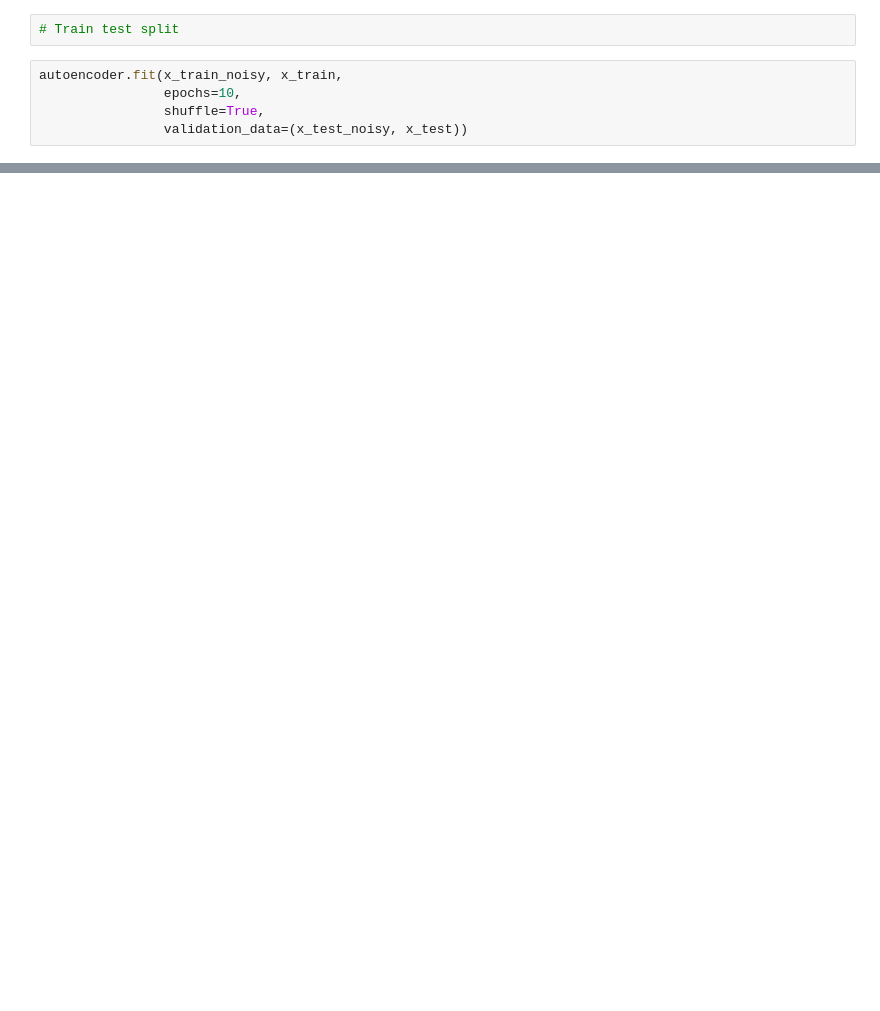
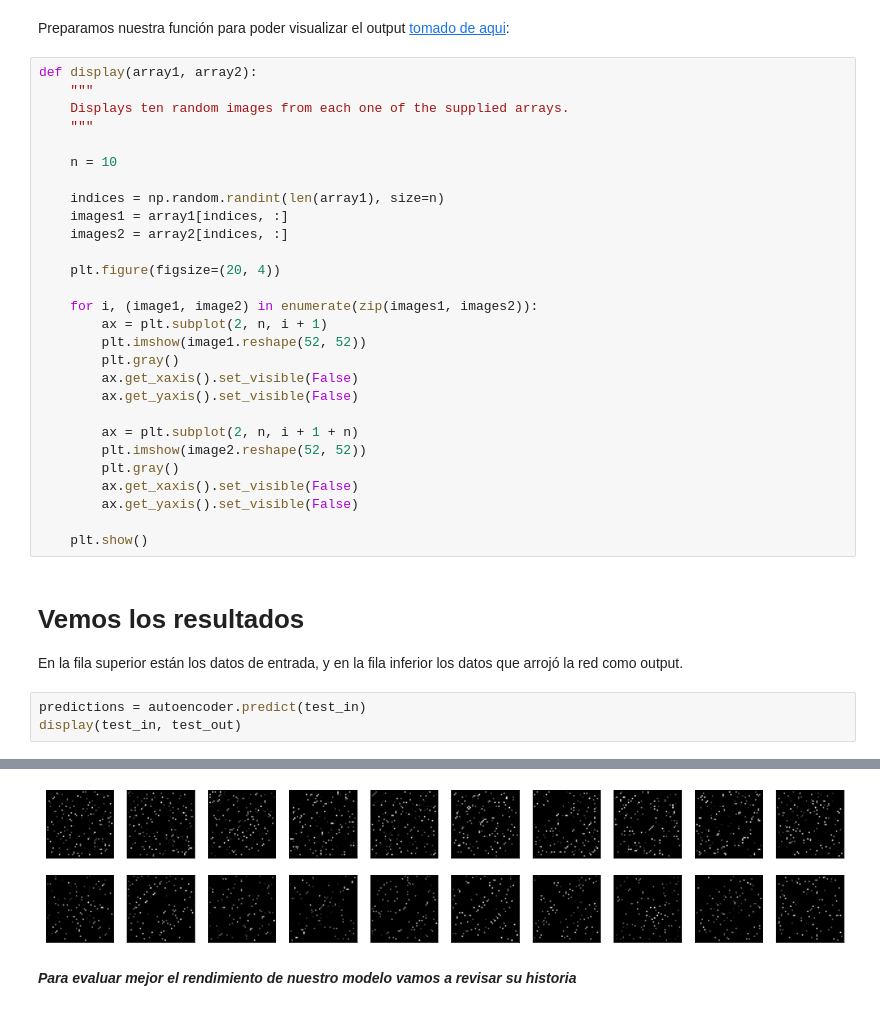
Before and after one commit to DaveAlsina/5toSemestre, a Jupyter notebook: redes/parciales/proyecto_final/proyecto_final/train_cnn.ipynb, the cells around one changed output, grey strips where cells are left out. Drawn from its saved outputs; the diff is of its cells as text; blank space fills up the shorter version.

```diff
--- a/redes/parciales/proyecto_final/proyecto_final/train_cnn.ipynb
+++ b/redes/parciales/proyecto_final/proyecto_final/train_cnn.ipynb
@@ -47,7 +132,38 @@ autoencoder.compile(optimizer='adam', loss=losses.MeanSquaredError())
-# %%
-# Train test split
-# %%
-autoencoder.fit(x_train_noisy, x_train,
-                epochs=10,
-                shuffle=True,
-                validation_data=(x_test_noisy, x_test))
+# %% [markdown]
+Preparamos nuestra función para poder visualizar el output [tomado de aqui](https://keras.io/examples/vision/autoencoder/):
+# %%
+def display(array1, array2):
+    """
+    Displays ten random images from each one of the supplied arrays.
+    """
+
+    n = 10
+
+    indices = np.random.randint(len(array1), size=n)
+    images1 = array1[indices, :]
+    images2 = array2[indices, :]
+
+    plt.figure(figsize=(20, 4))
+
+    for i, (image1, image2) in enumerate(zip(images1, images2)):
+        ax = plt.subplot(2, n, i + 1)
+        plt.imshow(image1.reshape(52, 52))
+        plt.gray()
+        ax.get_xaxis().set_visible(False)
+        ax.get_yaxis().set_visible(False)
+
+        ax = plt.subplot(2, n, i + 1 + n)
+        plt.imshow(image2.reshape(52, 52))
+        plt.gray()
+        ax.get_xaxis().set_visible(False)
+        ax.get_yaxis().set_visible(False)
+
+    plt.show()
+# %% [markdown]
+# Vemos los resultados
+
+En la fila superior están los datos de entrada, y en la fila inferior los datos que arrojó la red como output.
+# %%
+predictions = autoencoder.predict(test_in)
+display(test_in, test_out)
+# %% [output]
@@ -53,0 +171,3 @@ autoencoder.fit(x_train_noisy, x_train,
+[figure, added]
+# %% [markdown]
+***Para evaluar mejor el rendimiento de nuestro modelo vamos a revisar su historia***
```
Also changed, not shown: parts of 15 cells of this notebook, 16 other files.
